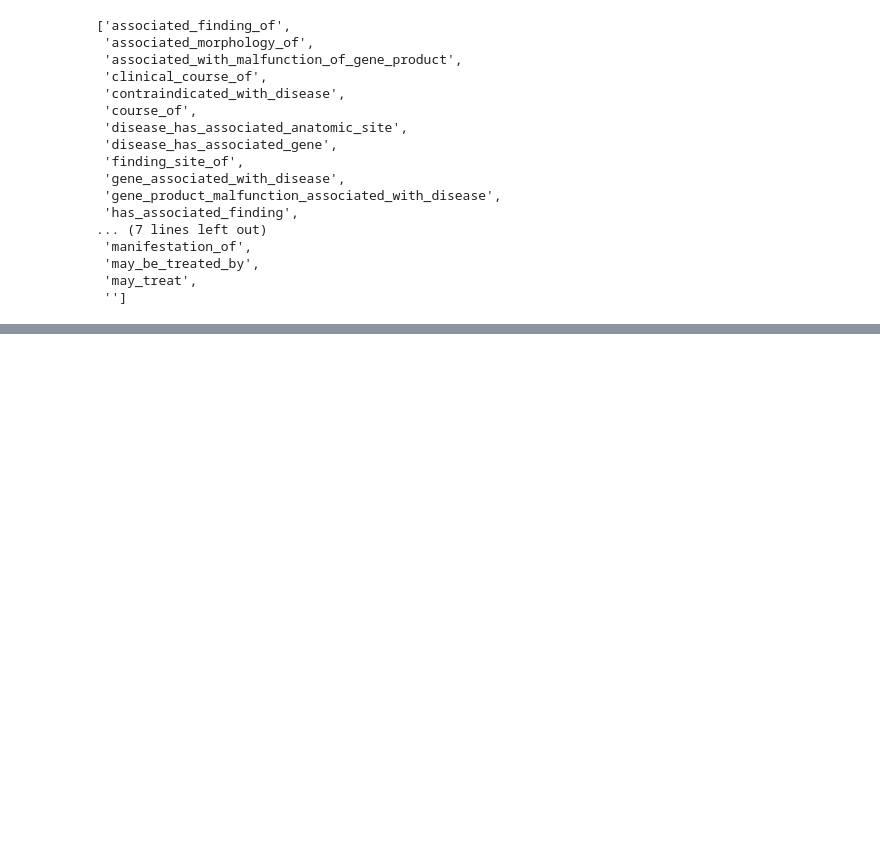
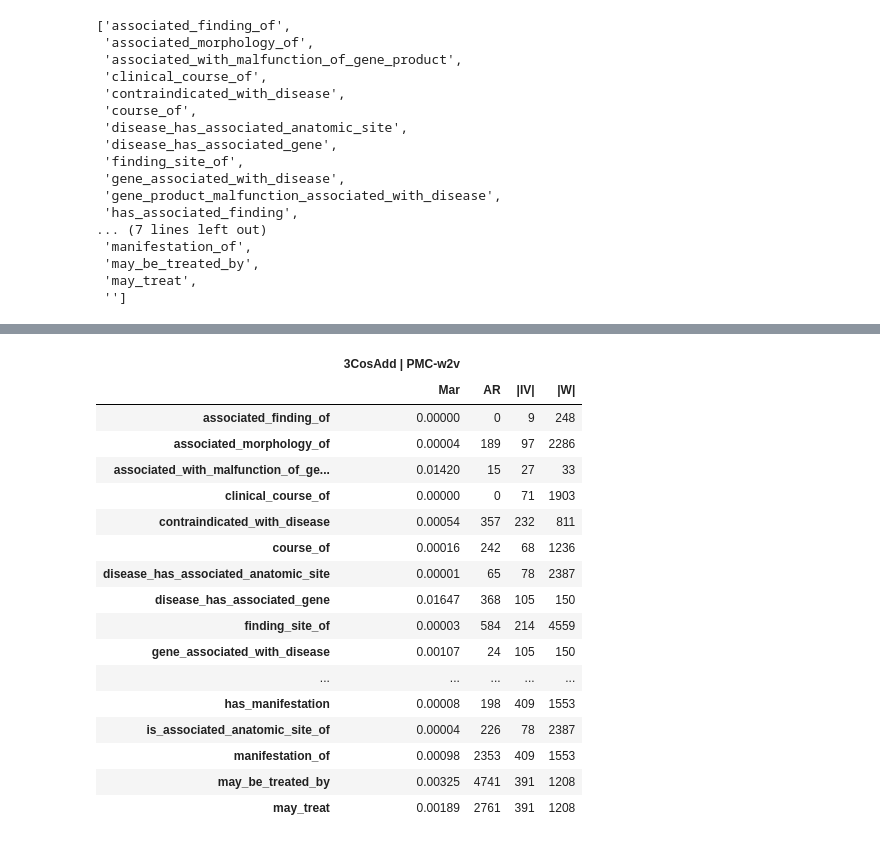
Before and after one commit to SaGiancani/medical-concepts-embeddings, a Jupyter notebook: analogy_pipeline.ipynb, the cells around one changed output, grey strips where cells are left out. Drawn from its saved outputs; the diff is of its cells as text; code cells hidden in the pictures; blank space fills up the shorter version.

```diff
--- a/analogy_pipeline.ipynb
+++ b/analogy_pipeline.ipynb
@@ -430,6 +133,0 @@ A CUI embedding is loaded
-# %%
-dv = 'Embeddings/cuis/DeVine_etal_200.txt'
-
-a = datetime.datetime.now().replace(microsecond=0)
-model = KeyedVectors.load_word2vec_format(dv, binary=False)
-print(datetime.datetime.now().replace(microsecond=0)-a)
@@ -1190,0 +266,2 @@ The sets composed by all the words for each opposed relation are the same? True
+# %%
+tmp = ap.processing_analog_pipe_outcome(operations = ['add', 'mul', 'pair'], all_ = True)
@@ -1190,0 +280,23 @@ The sets composed by all the words for each opposed relation are the same? True
+# %%
+app = dv.table_analog_results(tmp, 'add', '3CosAdd')
+# %%
+app[0]
+# %% [output]
+|  | 3CosAdd | PMC-w2v |  |  |  |
+|  | Mar | AR | |IV| | |W| |
+| associated_finding_of | 0.00000 | 0 | 9 | 248 |
+| associated_morphology_of | 0.00004 | 189 | 97 | 2286 |
+| associated_with_malfunction_of_ge... | 0.01420 | 15 | 27 | 33 |
+| clinical_course_of | 0.00000 | 0 | 71 | 1903 |
+| contraindicated_with_disease | 0.00054 | 357 | 232 | 811 |
+| course_of | 0.00016 | 242 | 68 | 1236 |
+| disease_has_associated_anatomic_site | 0.00001 | 65 | 78 | 2387 |
+| disease_has_associated_gene | 0.01647 | 368 | 105 | 150 |
+| finding_site_of | 0.00003 | 584 | 214 | 4559 |
+| gene_associated_with_disease | 0.00107 | 24 | 105 | 150 |
+| ... | ... | ... | ... | ... |
+| has_manifestation | 0.00008 | 198 | 409 | 1553 |
+| is_associated_anatomic_site_of | 0.00004 | 226 | 78 | 2387 |
+| manifestation_of | 0.00098 | 2353 | 409 | 1553 |
+| may_be_treated_by | 0.00325 | 4741 | 391 | 1208 |
+| may_treat | 0.00189 | 2761 | 391 | 1208 |
```
Also changed, not shown: parts of 156 cells of this notebook, 1 other file.
